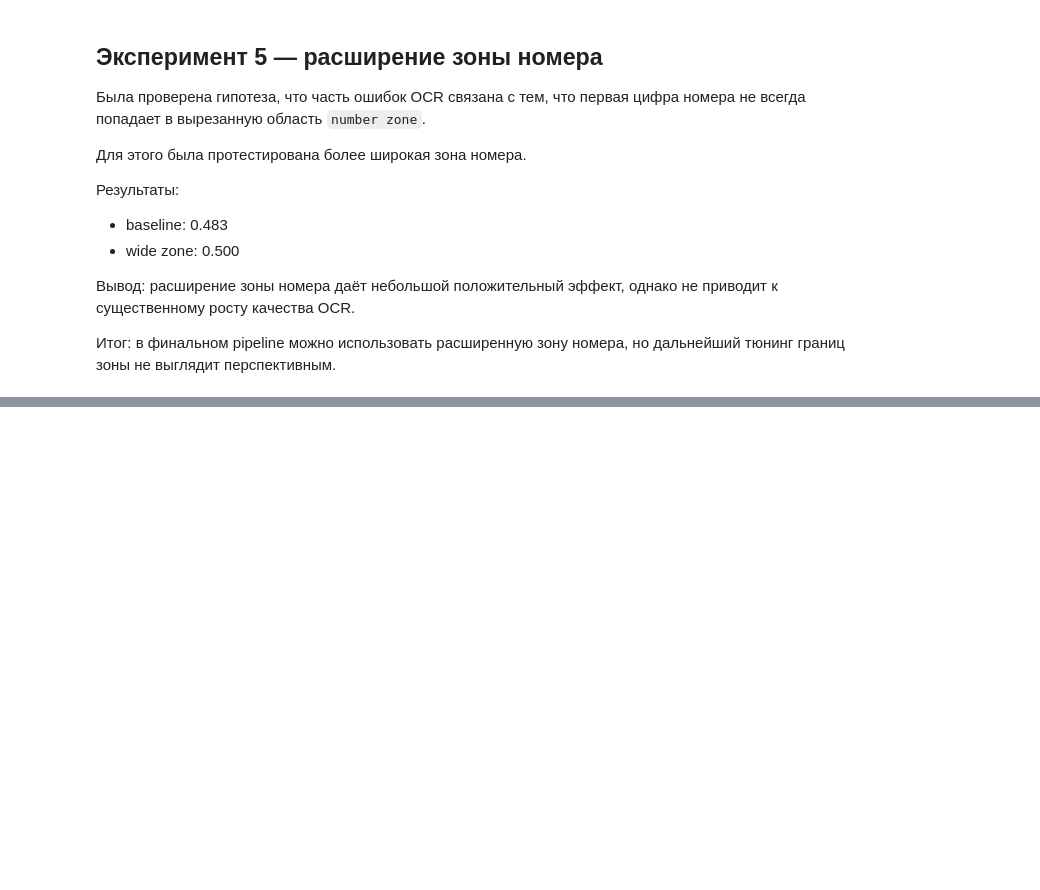
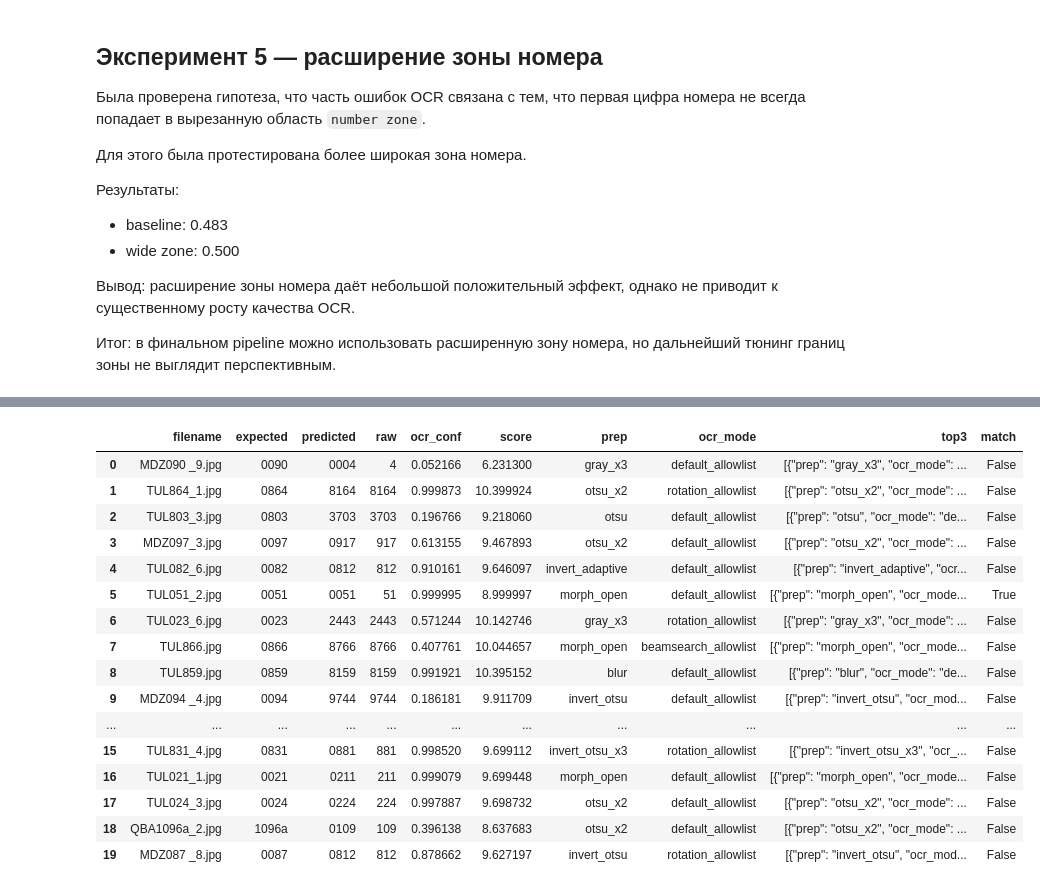
Before and after one commit to Schwarzepolizei/plate-recognition, a Jupyter notebook: notebooks/04_ocr_improvement.ipynb, the cells around one changed output, grey strips where cells are left out. Drawn from its saved outputs; the diff is of its cells as text; code cells hidden in the pictures; blank space fills up the shorter version.

Commit message:
Добавлен анализ результатов digit-aware

```diff
--- a/notebooks/04_ocr_improvement.ipynb
+++ b/notebooks/04_ocr_improvement.ipynb
@@ -889,0 +1123,24 @@ Wide zone: 0.5
+# %%
+rows_digit = []
+
+sample_paths = sample_paths[:20]
+
+for path in tqdm(sample_paths):
+    expected = extract_expected_number_from_filename(path.name)
+    res = run_pipeline_digit_ensemble(path, model, reader)
+
+    rows_digit.append({
+        "filename": path.name,
+        "expected": expected,
+        "predicted": res["predicted"],
+        "raw": res["raw"],
+        "ocr_conf": res["ocr_conf"],
+        "score": res["score"],
+        "prep": res["prep"],
+        "ocr_mode": res["ocr_mode"],
+        "top3": json.dumps(res["top3"], ensure_ascii=False),
+        "match": expected == res["predicted"],
+    })
+
+df_digit = pd.DataFrame(rows_digit)
+df_digit.head()
@@ -889,0 +1154,20 @@ Wide zone: 0.5
+# %%
+df_digit
+# %% [output]
+|  | filename | expected | predicted | raw | ocr_conf | score | prep | ocr_mode | top3 | match |
+| 0 | MDZ090 _9.jpg | 0090 | 0004 | 4 | 0.052166 | 6.231300 | gray_x3 | default_allowlist | [{"prep": "gray_x3", "ocr_mode": ... | False |
+| 1 | TUL864_1.jpg | 0864 | 8164 | 8164 | 0.999873 | 10.399924 | otsu_x2 | rotation_allowlist | [{"prep": "otsu_x2", "ocr_mode": ... | False |
+| 2 | TUL803_3.jpg | 0803 | 3703 | 3703 | 0.196766 | 9.218060 | otsu | default_allowlist | [{"prep": "otsu", "ocr_mode": "de... | False |
+| 3 | MDZ097_3.jpg | 0097 | 0917 | 917 | 0.613155 | 9.467893 | otsu_x2 | default_allowlist | [{"prep": "otsu_x2", "ocr_mode": ... | False |
+| 4 | TUL082_6.jpg | 0082 | 0812 | 812 | 0.910161 | 9.646097 | invert_adaptive | default_allowlist | [{"prep": "invert_adaptive", "ocr... | False |
+| 5 | TUL051_2.jpg | 0051 | 0051 | 51 | 0.999995 | 8.999997 | morph_open | default_allowlist | [{"prep": "morph_open", "ocr_mode... | True |
+| 6 | TUL023_6.jpg | 0023 | 2443 | 2443 | 0.571244 | 10.142746 | gray_x3 | rotation_allowlist | [{"prep": "gray_x3", "ocr_mode": ... | False |
+| 7 | TUL866.jpg | 0866 | 8766 | 8766 | 0.407761 | 10.044657 | morph_open | beamsearch_allowlist | [{"prep": "morph_open", "ocr_mode... | False |
+| 8 | TUL859.jpg | 0859 | 8159 | 8159 | 0.991921 | 10.395152 | blur | default_allowlist | [{"prep": "blur", "ocr_mode": "de... | False |
+| 9 | MDZ094 _4.jpg | 0094 | 9744 | 9744 | 0.186181 | 9.911709 | invert_otsu | default_allowlist | [{"prep": "invert_otsu", "ocr_mod... | False |
+| ... | ... | ... | ... | ... | ... | ... | ... | ... | ... | ... |
+| 15 | TUL831_4.jpg | 0831 | 0881 | 881 | 0.998520 | 9.699112 | invert_otsu_x3 | rotation_allowlist | [{"prep": "invert_otsu_x3", "ocr_... | False |
+| 16 | TUL021_1.jpg | 0021 | 0211 | 211 | 0.999079 | 9.699448 | morph_open | default_allowlist | [{"prep": "morph_open", "ocr_mode... | False |
+| 17 | TUL024_3.jpg | 0024 | 0224 | 224 | 0.997887 | 9.698732 | otsu_x2 | default_allowlist | [{"prep": "otsu_x2", "ocr_mode": ... | False |
+| 18 | QBA1096a_2.jpg | 1096a | 0109 | 109 | 0.396138 | 8.637683 | otsu_x2 | default_allowlist | [{"prep": "otsu_x2", "ocr_mode": ... | False |
+| 19 | MDZ087 _8.jpg | 0087 | 0812 | 812 | 0.878662 | 9.627197 | invert_otsu | rotation_allowlist | [{"prep": "invert_otsu", "ocr_mod... | False |
```
Also changed, not shown: parts of 8 cells of this notebook.
